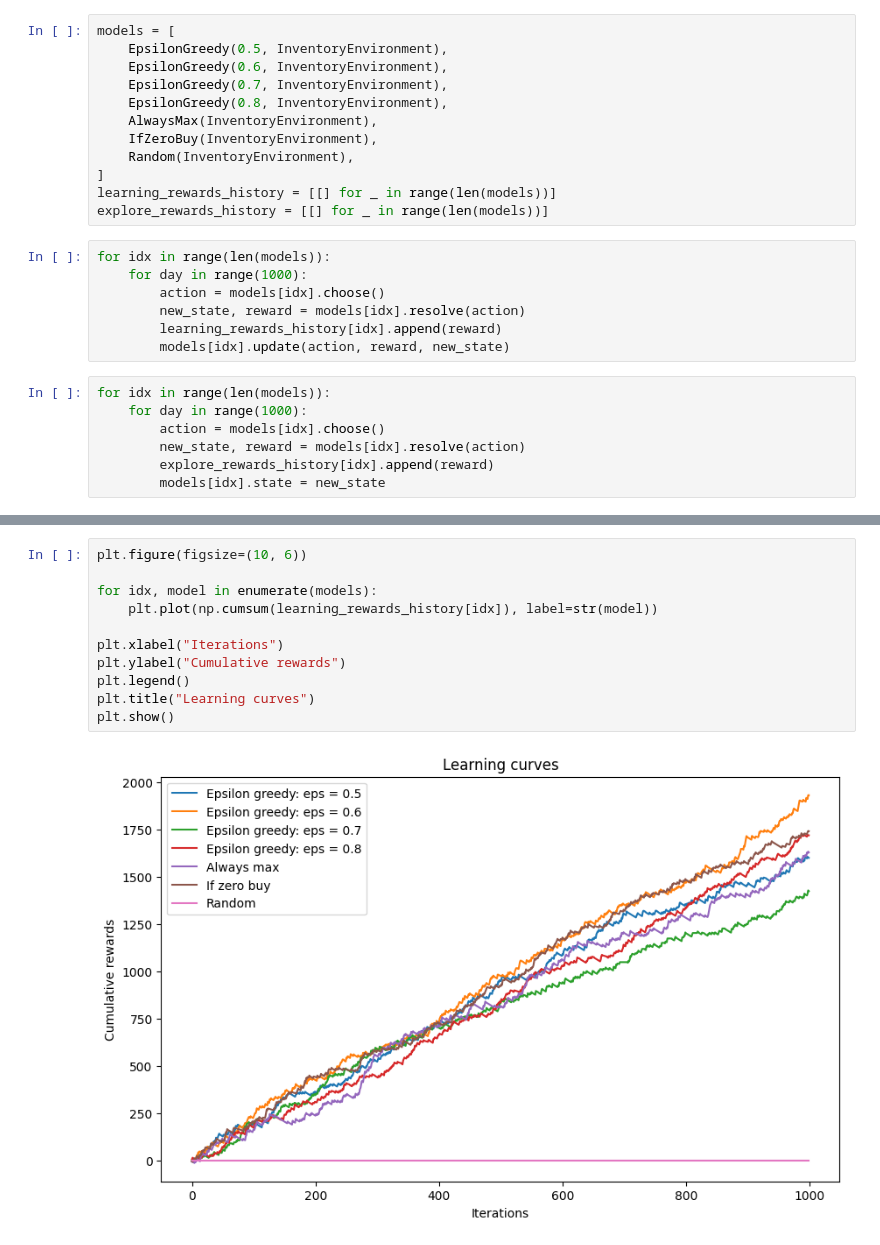
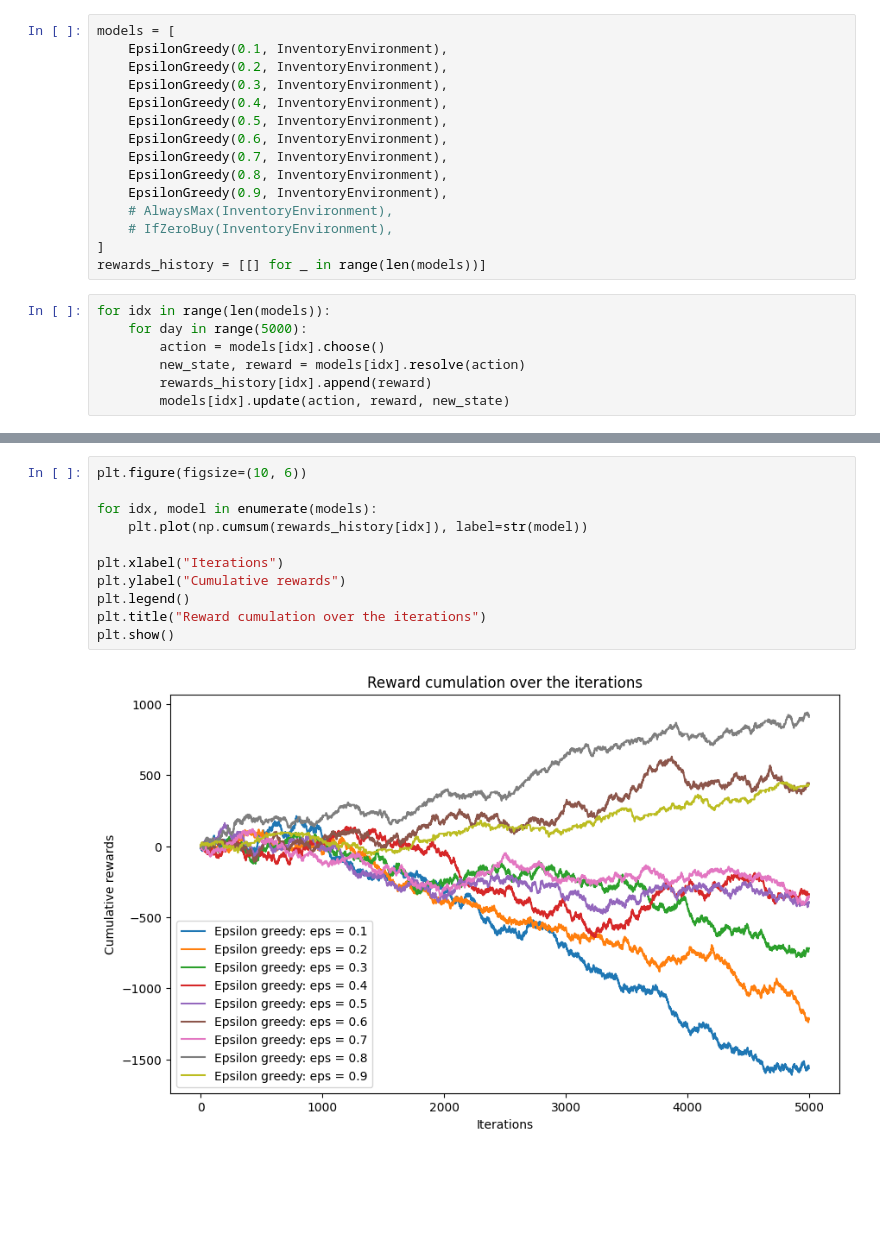
Before and after one commit to vitorlobof/inventory_control_problem, a Jupyter notebook: inventory/main.ipynb, the cells around one changed output, grey strips where cells are left out. Drawn from its saved outputs; the diff is of its cells as text; blank space fills up the shorter version.

```diff
--- a/inventory/main.ipynb
+++ b/inventory/main.ipynb
@@ -11,27 +12,23 @@ from algorithms import (
 # %%
 models = [
+    EpsilonGreedy(0.1, InventoryEnvironment),
+    EpsilonGreedy(0.2, InventoryEnvironment),
+    EpsilonGreedy(0.3, InventoryEnvironment),
+    EpsilonGreedy(0.4, InventoryEnvironment),
     EpsilonGreedy(0.5, InventoryEnvironment),
     EpsilonGreedy(0.6, InventoryEnvironment),
     EpsilonGreedy(0.7, InventoryEnvironment),
     EpsilonGreedy(0.8, InventoryEnvironment),
-    AlwaysMax(InventoryEnvironment),
-    IfZeroBuy(InventoryEnvironment),
-    Random(InventoryEnvironment),
+    EpsilonGreedy(0.9, InventoryEnvironment),
+    # AlwaysMax(InventoryEnvironment),
+    # IfZeroBuy(InventoryEnvironment),
 ]
-learning_rewards_history = [[] for _ in range(len(models))]
-explore_rewards_history = [[] for _ in range(len(models))]
+rewards_history = [[] for _ in range(len(models))]
 # %%
 for idx in range(len(models)):
-    for day in range(1000):
+    for day in range(5000):
         action = models[idx].choose()
         new_state, reward = models[idx].resolve(action)
-        learning_rewards_history[idx].append(reward)
+        rewards_history[idx].append(reward)
         models[idx].update(action, reward, new_state)
-# %%
-for idx in range(len(models)):
-    for day in range(1000):
-        action = models[idx].choose()
-        new_state, reward = models[idx].resolve(action)
-        explore_rewards_history[idx].append(reward)
-        models[idx].state = new_state
 # %% [markdown]
@@ -44,13 +36,13 @@ import matplotlib.pyplot as plt
 # %%
 plt.figure(figsize=(10, 6))
 
 for idx, model in enumerate(models):
-    plt.plot(np.cumsum(learning_rewards_history[idx]), label=str(model))
+    plt.plot(np.cumsum(rewards_history[idx]), label=str(model))
 
 plt.xlabel("Iterations")
 plt.ylabel("Cumulative rewards")
 plt.legend()
-plt.title("Learning curves")
+plt.title("Reward cumulation over the iterations")
 plt.show()
 # %% [output]
-[figure, old version]
+[figure, new version]
```
Also changed, not shown: parts of 9 cells of this notebook.
